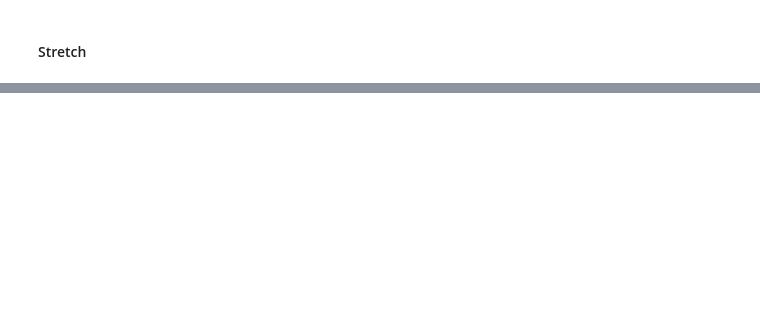
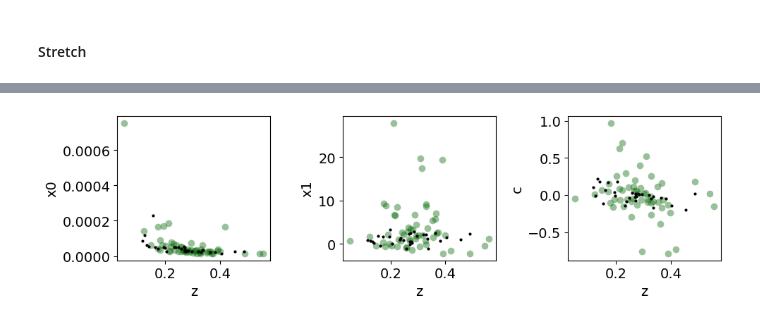
Before and after one commit to MelissaGraham/decam_ddf_tools, a Jupyter notebook: transients_science/SNIa/4_analyze_potential_snia_sncosmo.ipynb, the cells around one changed output, grey strips where cells are left out. Saved outputs shown, nothing was run; the diff lists cells and outputs as text; code cells hidden in the pictures; blank space fills up the shorter version.

```diff
--- a/transients_science/SNIa/4_analyze_potential_snia_sncosmo.ipynb
+++ b/transients_science/SNIa/4_analyze_potential_snia_sncosmo.ipynb
@@ -313,25 +277,38 @@ Only `x0`, the peak apparent magnitude, should be correlated with redshift.
 # %%
-fig, ax = plt.subplots(1, 3, figsize=(12, 3), sharex=True, sharey=False)
+tx = np.where((fit_z > -90.0) & (fit_mlgflag != 0))[0]
+mlgx = np.where((fit_z > -90.0) & (fit_mlgflag == 0))[0]
 
-ax[0].errorbar(fit_z[tx], fit_x0[tx], fmt='o', xerr=fit_ze[tx], yerr=fit_x0e[tx], mew=2, color='grey', zorder=1)
-ax[0].plot(fit_z[tx2], fit_x0[tx2], 'o', mew=0, color='orchid', zorder=2)
+fig, ax = plt.subplots(1, 3, figsize=(10, 3), sharex=True, sharey=False)
+
+# ax[0].errorbar(fit_z[tx], fit_x0[tx], fmt='.', xerr=fit_ze[tx], yerr=fit_x0e[tx],
+#                alpha=0.4, mew=0, color='darkgreen', zorder=1)
+# ax[0].errorbar(fit_z[mlgx], fit_x0[mlgx], fmt='.', xerr=fit_ze[mlgx], yerr=fit_x0e[mlgx],
+#                mew=0, color='black', zorder=1)
+ax[0].plot(fit_z[tx], fit_x0[tx], 'o', ms=7, mew=0, color='darkgreen', alpha=0.4, zorder=2)
+ax[0].plot(fit_z[mlgx], fit_x0[mlgx], 'o', ms=3, mew=0, color='black', zorder=2)
 ax[0].set_xlabel('z')
 ax[0].set_ylabel('x0')
-ax[0].set_ylim([-0.0001,0.00025])
-ax[0].axvline(0.22)
 
-ax[1].errorbar(fit_z[tx], fit_x1[tx], fmt='o', xerr=fit_ze[tx], yerr=fit_x1e[tx], mew=2, color='grey', zorder=1)
-ax[1].plot(fit_z[tx2], fit_x1[tx2], 'o', mew=0, color='orchid', zorder=2)
+# ax[1].errorbar(fit_z[tx], fit_x1[tx], fmt='.', xerr=fit_ze[tx], yerr=fit_x1e[tx],
+#                alpha=0.4, mew=0, color='darkgreen', zorder=1)
+# ax[1].errorbar(fit_z[mlgx], fit_x1[mlgx], fmt='.', xerr=fit_ze[mlgx], yerr=fit_x1e[mlgx],
+#                mew=0, color='black', zorder=1)
+ax[1].plot(fit_z[tx], fit_x1[tx], 'o', ms=7, mew=0, color='darkgreen', alpha=0.4, zorder=2)
+ax[1].plot(fit_z[mlgx], fit_x1[mlgx], 'o', ms=3, mew=0, color='black', zorder=2)
 ax[1].set_xlabel('z')
 ax[1].set_ylabel('x1')
-ax[1].axvline(0.22)
 
-ax[2].errorbar(fit_z[tx], fit_c[tx], fmt='o', xerr=fit_ze[tx], yerr=fit_ce[tx], mew=2, color='grey', zorder=1)
-ax[2].plot(fit_z[tx2], fit_c[tx2], 'o', mew=0, color='orchid', zorder=2)
+# ax[2].errorbar(fit_z[tx], fit_c[tx], fmt='.', xerr=fit_ze[tx], yerr=fit_ce[tx],
+#                alpha=0.4, mew=0, color='darkgreen', zorder=1)
+# ax[2].errorbar(fit_z[mlgx], fit_c[mlgx], fmt='.', xerr=fit_ze[mlgx], yerr=fit_ce[mlgx],
+#                mew=0, color='black', zorder=1)
+ax[2].plot(fit_z[tx], fit_c[tx], 'o', ms=7, mew=0, color='darkgreen', alpha=0.4, zorder=2)
+ax[2].plot(fit_z[mlgx], fit_c[mlgx], 'o', ms=3, mew=0, color='black', zorder=2)
 ax[2].set_xlabel('z')
 ax[2].set_ylabel('c')
-ax[2].axvline(0.22)
 
 fig.tight_layout()
 fig.show()
+# %% [output]
+[figure, added]
 # %% [markdown]
```
Also changed, not shown: parts of 48 cells of this notebook.
